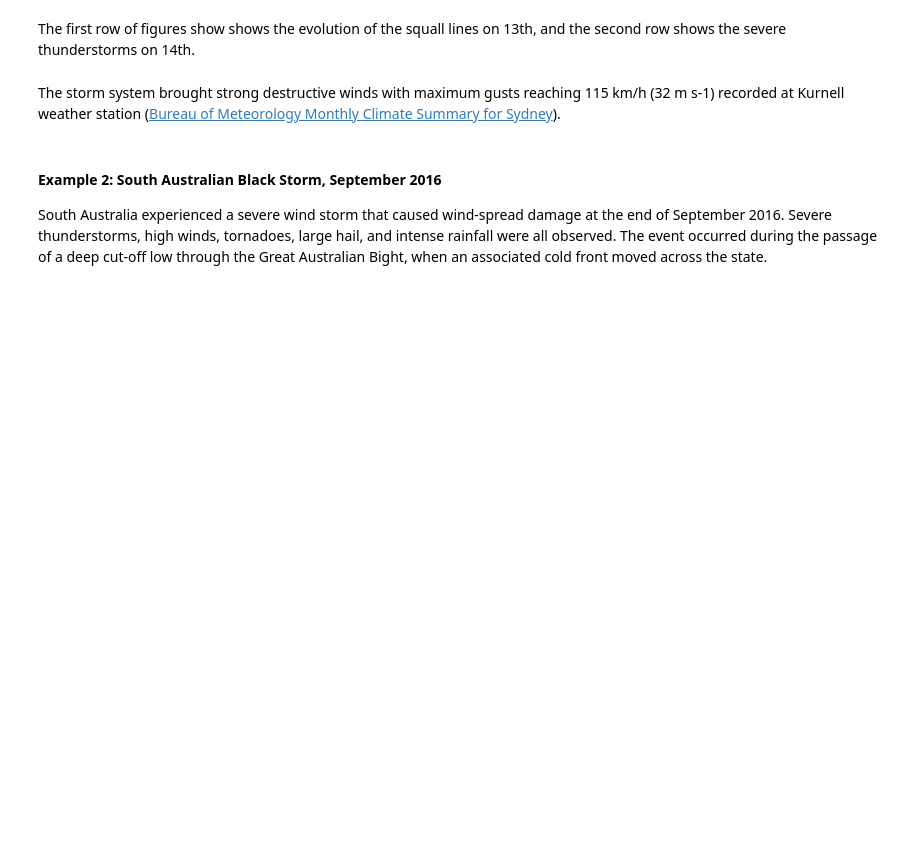
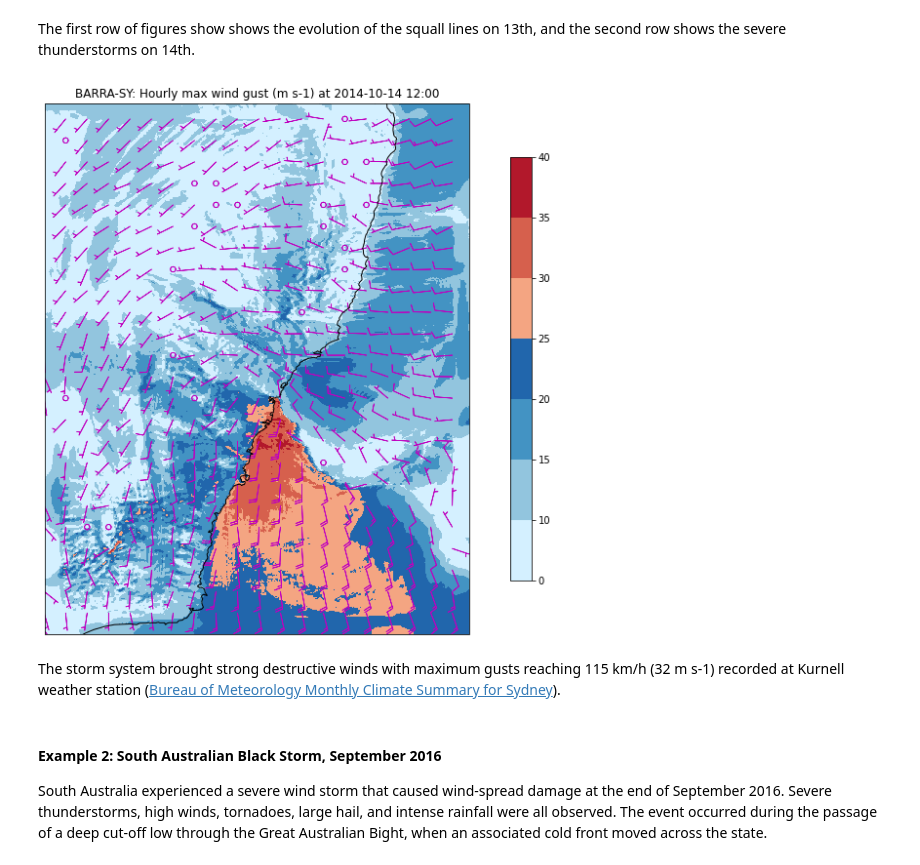
Before and after one commit to xcastagn/open-data-examples, a Jupyter notebook: get-to-know-a-dataset-barra_1.ipynb, the cells around one changed output. Drawn from its saved outputs; the diff is of its cells as text; code cells hidden in the pictures; blank space fills up the shorter version.

```diff
--- a/get-to-know-a-dataset-barra_1.ipynb
+++ b/get-to-know-a-dataset-barra_1.ipynb
@@ -298,6 +299,7 @@ SyntaxError: unexpected character after line continuation character (3893491030.
 The first row of figures show shows the evolution of the squall lines on 13th, and the second row shows the severe thunderstorms on 14th.
 # %%
 # Plot hourly maximum wind gust at a given time
+model_id = 'BARRA-SY'
 label = 'Hourly max wind gust (m s-1)'
 valid_time = '2014-10-14 12:00'
 
@@ -319,39 +321,41 @@ norm = BoundaryNorm(gust_bounds, ncolors=cmap.N)
 fig, ax = plt.subplots(1, 1, figsize=(15, 10), subplot_kw={"projection": ccrs.PlateCarree()})
 
 # Subset the data over the domain and for given time
-da = da_list['BARRA-SY']['max_wndgust10m'].sel(latitude=latrange, longitude=lonrange).sel(time=valid_time)
+da = da_list[model_id]['max_wndgust10m'].sel(latitude=latrange, longitude=lonrange).sel(time=valid_time)
 # Plot
 da.plot(ax=ax,
         cmap=cmap,
         norm=norm,
         cbar_kwargs={
                 'shrink': 0.8,
                 'label':''
             }
        )
 
 # Plot the 10 m wind barbs on top
-da_u_sel = da_list['BARRA-SY']['uwnd10m'].sel(latitude=aus_latrange, longitude=aus_lonrange).sel(time=valid_time, method='nearest')
-da_v_sel = da_list['BARRA-SY']['vwnd10m'].sel(latitude=aus_latrange, longitude=aus_lonrange).sel(time=valid_time, method='nearest')
+da_u_sel = da_list[model_id]['uwnd10m'].sel(latitude=aus_latrange, longitude=aus_lonrange).sel(time=valid_time, method='nearest')
+da_v_sel = da_list[model_id]['vwnd10m'].sel(latitude=aus_latrange, longitude=aus_lonrange).sel(time=valid_time, method='nearest')
 # Subsample to avoid clutter
 step = 30
 lon_sub = da_u_sel['longitude'][::step]
 lat_sub = da_u_sel['latitude'][::step]
 u_sub = da_u_sel.values[::step, ::step]
 v_sub = da_v_sel.values[::step, ::step]
 ax.barbs(lon_sub, lat_sub,
          u_sub, v_sub,
          length=6, linewidth=0.8,
          color='m'
         )
 
 # Add coastlines
 ax.coastlines(color='black')
 # Set the plot domain
 ax.set_xlim(lonrange.start, lonrange.stop)
 ax.set_ylim(latrange.start, latrange.stop)
 # Add title to the figure
-ax.set_title(f"{label}: {valid_time}");
+ax.set_title(f"{model_id}: {label} at {valid_time}");
+# %% [output]
+[figure, added]
 # %% [markdown]
 The storm system brought strong destructive winds with maximum gusts reaching 115 km/h (32 m s-1) recorded at Kurnell weather station ([Bureau of Meteorology Monthly Climate Summary for Sydney](https://www.bom.gov.au/climate/current/month/nsw/archive/201410.sydney.shtml)).
 # %% [markdown]
```
Also changed, not shown: parts of 4 cells of this notebook.
